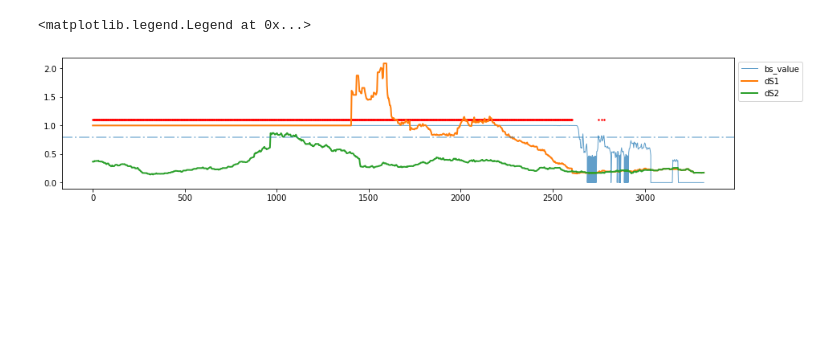
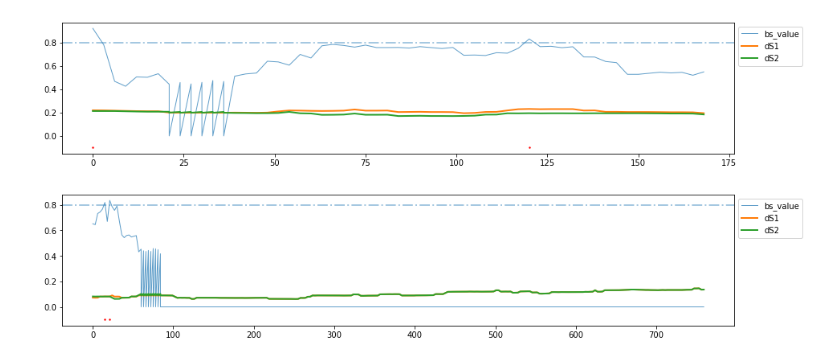
Before and after one commit to DuLab-SYSU/NSRecomb, a Jupyter notebook: results.ipynb, the cells around one changed output. Cells and saved outputs as stored; diff of their text form; code cells hidden in the pictures; blank space fills up the shorter version.

```diff
--- a/results.ipynb
+++ b/results.ipynb
@@ -60,11 +44,8 @@ df2.head()
-# %%
-plt.figure(figsize=(15, 3))
-plt.plot(df2.site, df2.bs_value, label='bs_value', linewidth=1, alpha=0.7)
-plt.plot(df2.site, df2.dS1, label='dS1', linewidth=2)
-plt.plot(df2.site, df2.dS2, label='dS2', linewidth=2)
-plt.axhline(0.8, linewidth=2, alpha=0.4, linestyle='-.')
-plt.scatter(x=keep2_, y=[1.1]*len(keep2_), s=2, c='r')
-plt.legend(loc='upper left', bbox_to_anchor=(1, 1))
-# %% [output]
-<matplotlib.legend.Legend at 0x...>
-[figure, removed]
+# %%
+filiter_(*parse_log('./result/SARS-CoV-2.M.result'))
+# %% [output]
+[figure, added]
+# %%
+filiter_(*parse_log('./result/SARS-CoV-2.N.result'))
+# %% [output]
+[figure, added]
```
Also changed, not shown: parts of 22 cells of this notebook, 11 other files.
